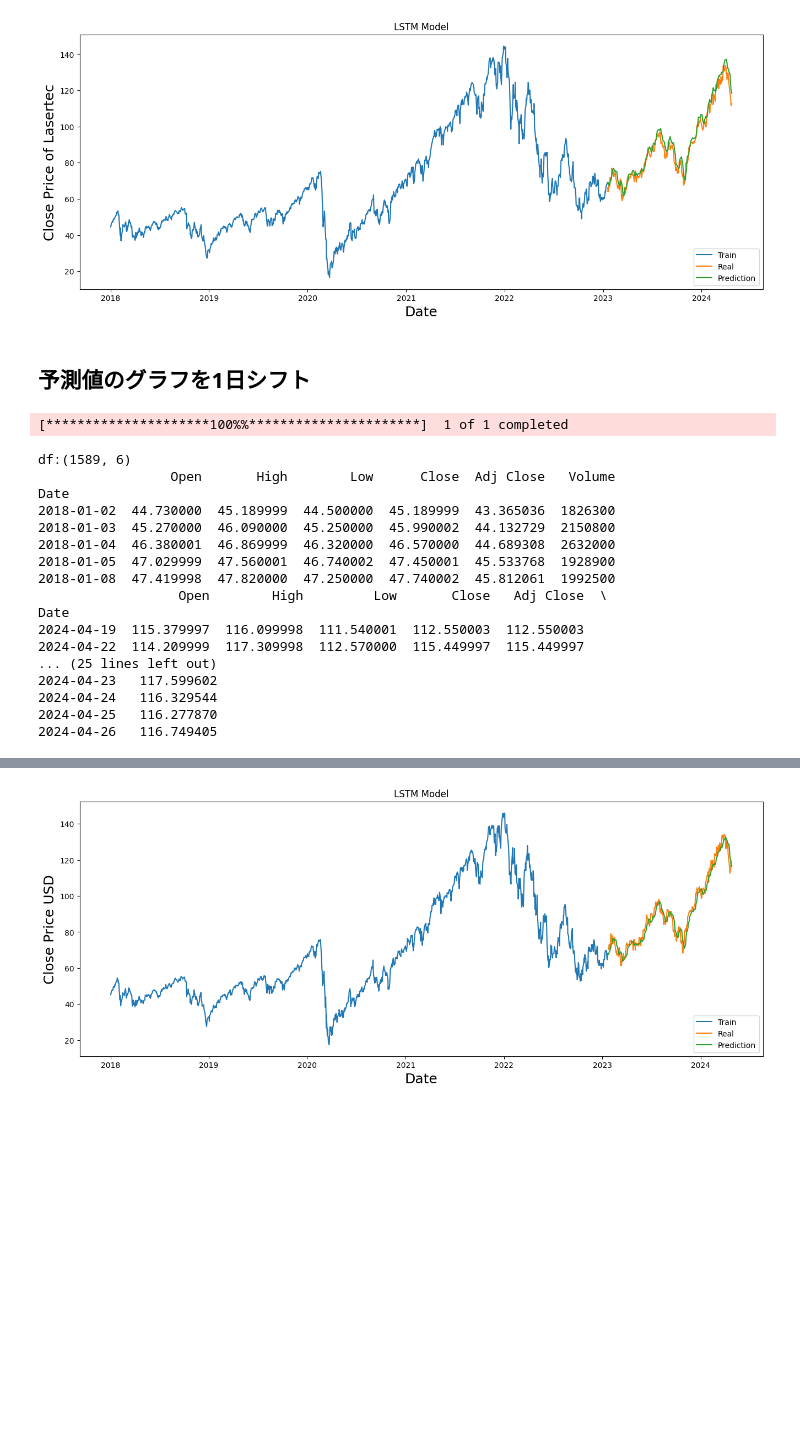
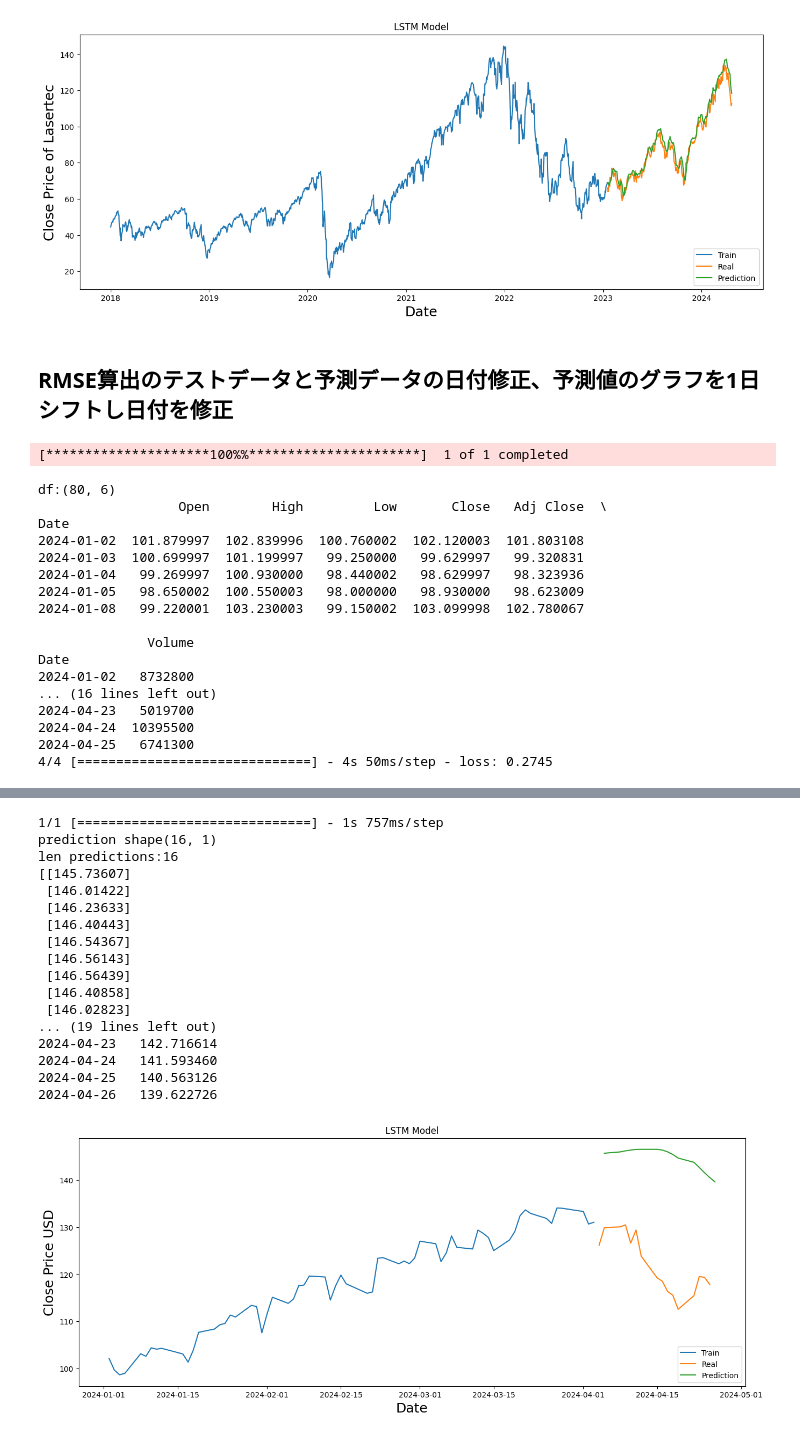
Before and after one commit to kapibara3chi/LSTM_test, a Jupyter notebook: LSTM.ipynb, the cells around one changed output, grey strips where cells are left out. Saved outputs shown, nothing was run; the diff lists cells and outputs as text; code cells hidden in the pictures; blank space fills up the shorter version.

```diff
--- a/LSTM.ipynb
+++ b/LSTM.ipynb
@@ -146,8 +146,8 @@ scaled_data scaled_data scaled_data scaled_data scaled_data scaled_data scaled_d
 10/10 [==============================] - 1s 34ms/step
 Test Score: 3.71 RMSE
 [figure]
-# %% [markdown]
-## 予測値のグラフを1日シフト
+# %% [markdown]
+## RMSE算出のテストデータと予測データの日付修正、予測値のグラフを1日シフトし日付を修正
 # %%
 import keras
 import pandas as pd
@@ -162,7 +162,7 @@ import sys
 
 
 # df = yf.download("6920.T",start='2018-01-01',end = datetime.now(),interval="1d")
-df = yf.download("SPXL",start='2018-01-01',end = datetime.now(),interval="1d")
+df = yf.download("SPXL",start='2024-01-01',end = datetime.now(),interval="1d")
 print(f'df:{df.shape}')
 print(df.head())
 print(df.tail())
@@ -228,10 +228,26 @@ predictions = scaler.inverse_transform(predictions)
 # print(f'len predictions:{len(predictions)}')
 # print(predictions)
 print(f"次の日の予測株価: {predictions[len(predictions)-1,0]}")
+
 # RMSEを利用して予測精度を確認
 from sklearn.metrics import mean_squared_error
-test_score = np.sqrt(mean_squared_error(y_test,predictions))
+## predictionsは次の日の終値なので、y_testデータと日付が対応するように修正したdfを作成
+### predictionsの最後のデータはy_testと対応しないので削除
+predictions_adjusted = predictions[:-1]
+# print(f'predictions_adjusted:{len(predictions_adjusted)}')
+# print(predictions_adjusted)
+# 予測値を含む新しいDataFrameを作成
+
+# y_testの最初の日付はpredictionsには存在しないので、実際の終値を1日ずらす
+y_test_shifted = y_test[1:]
+
+test_score = np.sqrt(mean_squared_error(y_test_shifted,predictions_adjusted))
 print('Test Score: %.2f RMSE' % (test_score))
+# print(f'y_test*********************************:{len(y_test)}')
+# print(y_test)
+# print(f'predictions*********************************:{len(predictions)}')
+# print(predictions)
+
 
 train = data[: training_data_len]
 # print(f'train*********************************:{len(train)}')
@@ -275,20 +291,20 @@ plt.legend(['Train','Real','Prediction'], loc='lower right')
 plt.show()
 # %% [output]
 [*********************100%%**********************]  1 of 1 completed
-df:(1589, 6)
-                 Open       High        Low      Close  Adj Close   Volume
-Date
-2018-01-02  44.730000  45.189999  44.500000  45.189999  43.365036  1826300
-2018-01-03  45.270000  46.090000  45.250000  45.990002  44.132729  2150800
-2018-01-04  46.380001  46.869999  46.320000  46.570000  44.689308  2632000
-2018-01-05  47.029999  47.560001  46.740002  47.450001  45.533768  1928900
-2018-01-08  47.419998  47.820000  47.250000  47.740002  45.812061  1992500
+df:(80, 6)
                   Open        High         Low       Close   Adj Close  \
 Date
-2024-04-19  115.379997  116.099998  111.540001  112.550003  112.550003
-2024-04-22  114.209999  117.309998  112.570000  115.449997  115.449997
-... (25 lines left out)
-2024-04-23   117.599602
-2024-04-24   116.329544
-2024-04-25   116.277870
-2024-04-26   116.749405
+2024-01-02  101.879997  102.839996  100.760002  102.120003  101.803108
+2024-01-03  100.699997  101.199997   99.250000   99.629997   99.320831
+2024-01-04   99.269997  100.930000   98.440002   98.629997   98.323936
+2024-01-05   98.650002  100.550003   98.000000   98.930000   98.623009
+2024-01-08   99.220001  103.230003   99.150002  103.099998  102.780067
+
+              Volume
+Date
+2024-01-02   8732800
+... (16 lines left out)
+2024-04-23   5019700
+2024-04-24  10395500
+2024-04-25   6741300
+4/4 [==============================] - 4s 50ms/step - loss: 0.2745
@@ -295 +312,18 @@ Date
+1/1 [==============================] - 1s 757ms/step
+prediction shape(16, 1)
+len predictions:16
+[[145.73607]
+ [146.01422]
+ [146.23633]
+ [146.40443]
+ [146.54367]
+ [146.56143]
+ [146.56439]
+ [146.40858]
+ [146.02823]
+... (19 lines left out)
+2024-04-23   142.716614
+2024-04-24   141.593460
+2024-04-25   140.563126
+2024-04-26   139.622726
-[figure, old version]
+[figure, new version]
```
Also changed, not shown: parts of 3 cells of this notebook.
